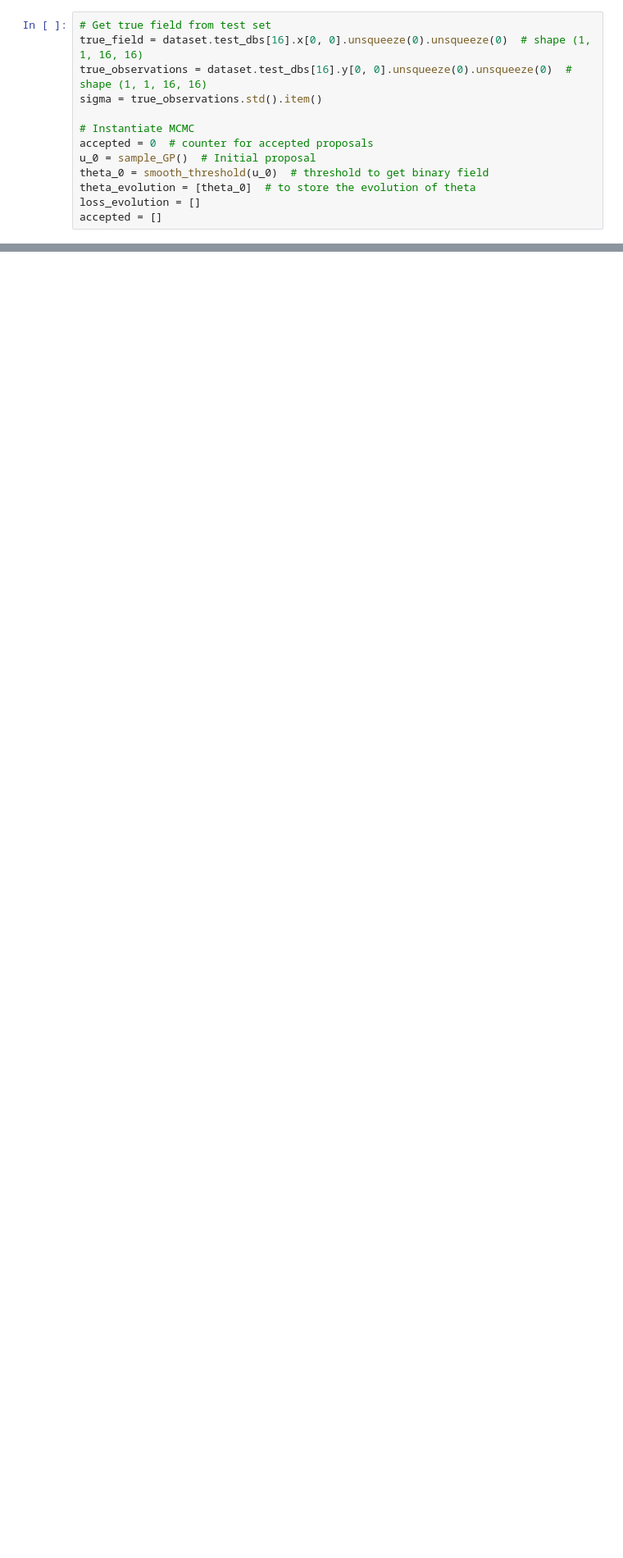
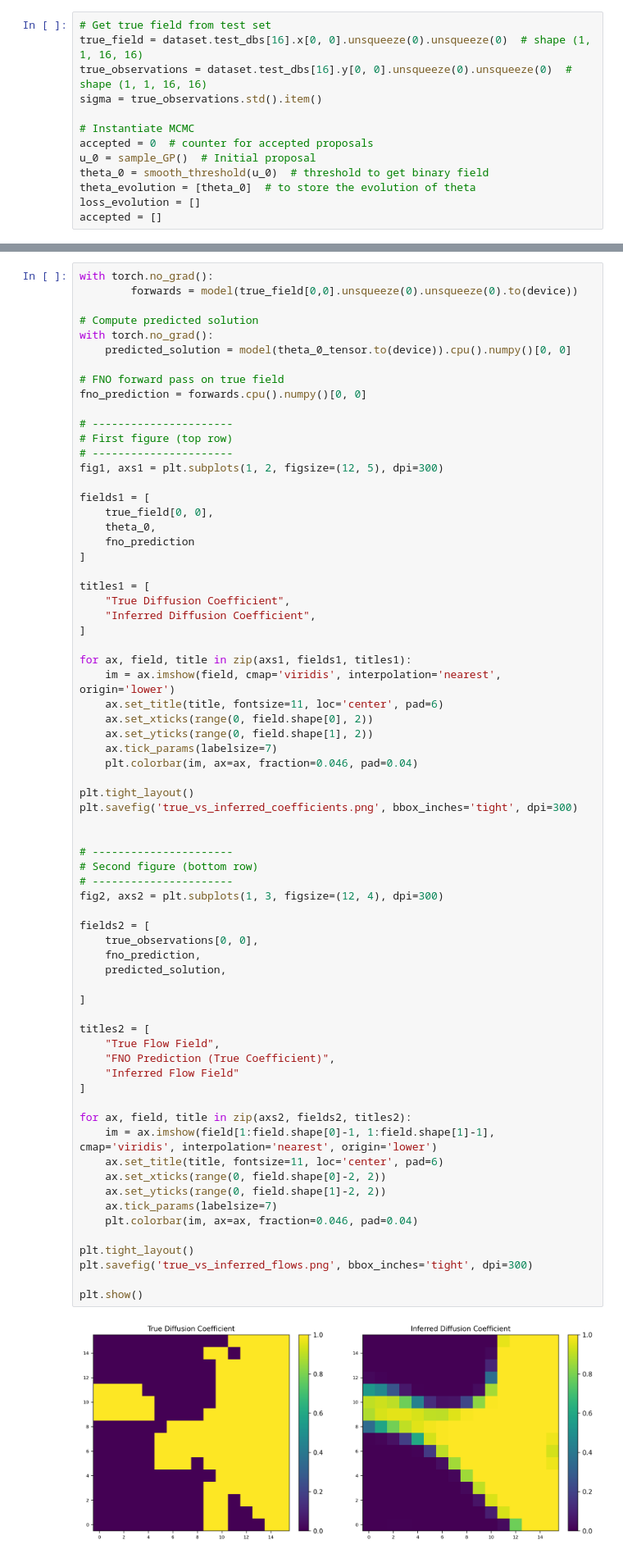
Before and after one commit to gzein/fno-bayesian-inverse-problems, a Jupyter notebook: FNO_clean.ipynb, the cells around one changed output, grey strips where cells are left out. Shown at 82% size. Cells and saved outputs as stored; diff of their text form; blank space fills up the shorter version.

```diff
--- a/FNO_clean.ipynb
+++ b/FNO_clean.ipynb
@@ -408,0 +422,71 @@ plt.show()
+# %%
+with torch.no_grad():
+        forwards = model(true_field[0,0].unsqueeze(0).unsqueeze(0).to(device))
+
+# Compute predicted solution
+with torch.no_grad():
+    predicted_solution = model(theta_0_tensor.to(device)).cpu().numpy()[0, 0]
+
+# FNO forward pass on true field
+fno_prediction = forwards.cpu().numpy()[0, 0]
+
+# ----------------------
+# First figure (top row)
+# ----------------------
+fig1, axs1 = plt.subplots(1, 2, figsize=(12, 5), dpi=300)
+
+fields1 = [
+    true_field[0, 0],
+    theta_0,
+    fno_prediction
+]
+
+titles1 = [
+    "True Diffusion Coefficient",
+    "Inferred Diffusion Coefficient",
+]
+
+for ax, field, title in zip(axs1, fields1, titles1):
+    im = ax.imshow(field, cmap='viridis', interpolation='nearest', origin='lower')
+    ax.set_title(title, fontsize=11, loc='center', pad=6)
+    ax.set_xticks(range(0, field.shape[0], 2))
+    ax.set_yticks(range(0, field.shape[1], 2))
+    ax.tick_params(labelsize=7)
+    plt.colorbar(im, ax=ax, fraction=0.046, pad=0.04)
+
+plt.tight_layout()
+plt.savefig('true_vs_inferred_coefficients.png', bbox_inches='tight', dpi=300)
+
+
+# ----------------------
+# Second figure (bottom row)
+# ----------------------
+fig2, axs2 = plt.subplots(1, 3, figsize=(12, 4), dpi=300)
+
+fields2 = [
+    true_observations[0, 0],
+    fno_prediction,
+    predicted_solution,
+
+]
+
+titles2 = [
+    "True Flow Field",
+    "FNO Prediction (True Coefficient)",
+    "Inferred Flow Field"
+]
+
+for ax, field, title in zip(axs2, fields2, titles2):
+    im = ax.imshow(field[1:field.shape[0]-1, 1:field.shape[1]-1], cmap='viridis', interpolation='nearest', origin='lower')
+    ax.set_title(title, fontsize=11, loc='center', pad=6)
+    ax.set_xticks(range(0, field.shape[0]-2, 2))
+    ax.set_yticks(range(0, field.shape[1]-2, 2))
+    ax.tick_params(labelsize=7)
+    plt.colorbar(im, ax=ax, fraction=0.046, pad=0.04)
+
+plt.tight_layout()
+plt.savefig('true_vs_inferred_flows.png', bbox_inches='tight', dpi=300)
+
+plt.show()
+# %% [output]
+[figure, added]
```
Also changed, not shown: parts of 10 cells of this notebook, 5 other files.
